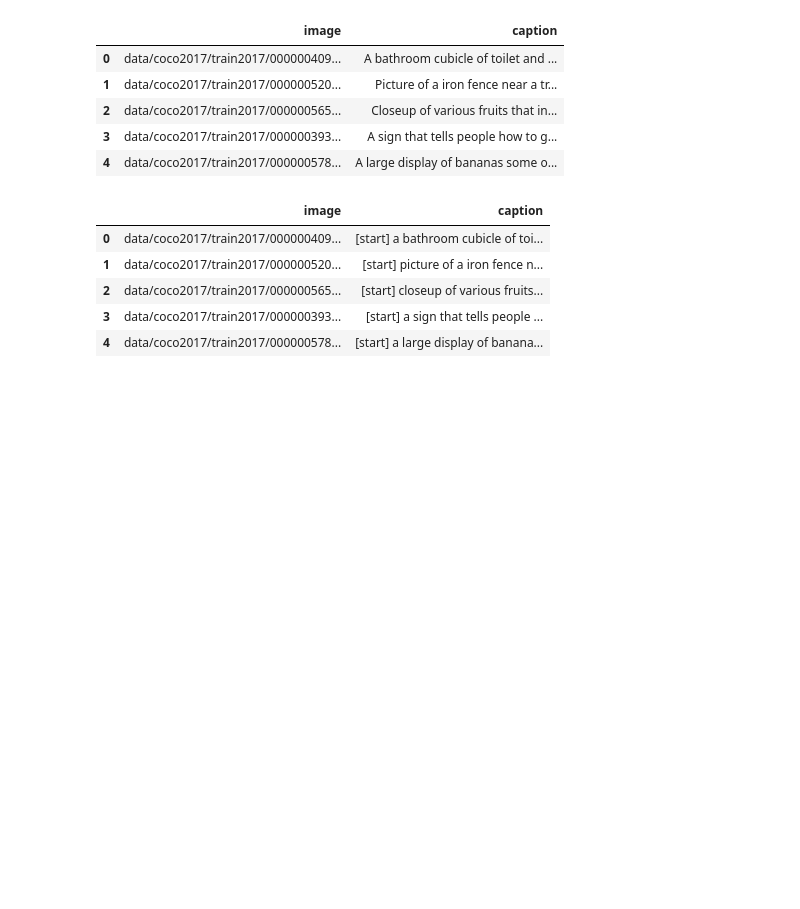
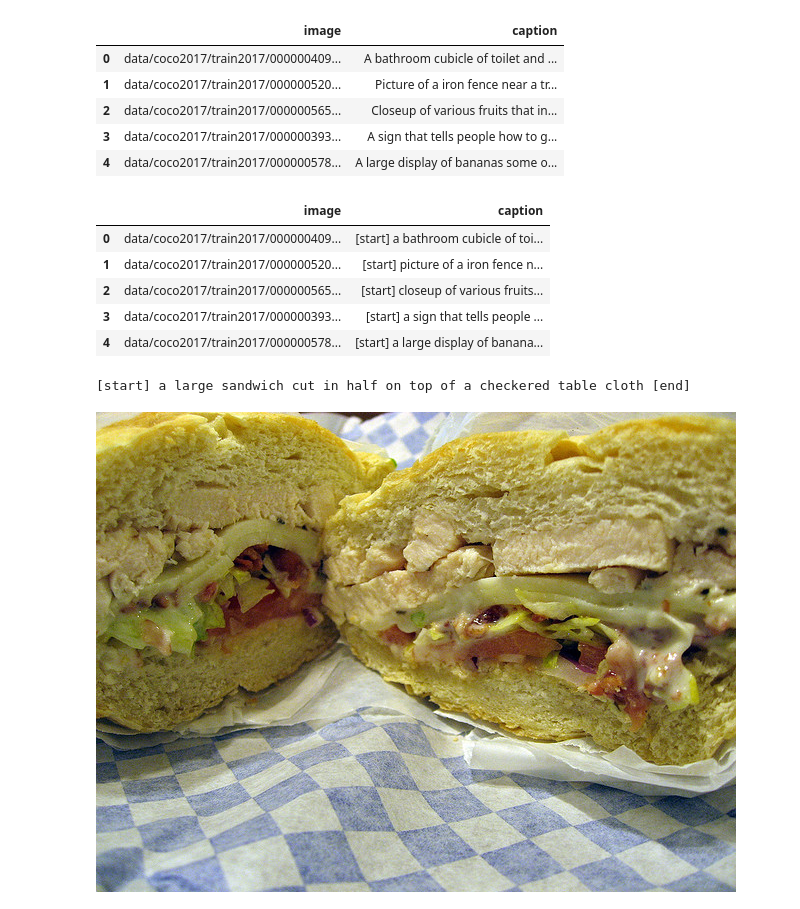
Before and after one commit to Daniyal98/image_captioning_model, a Jupyter notebook: image_captioning_model.ipynb, the cells around one changed output. Saved outputs shown, nothing was run; the diff lists cells and outputs as text; code cells hidden in the pictures; blank space fills up the shorter version.

```diff
--- a/image_captioning_model.ipynb
+++ b/image_captioning_model.ipynb
@@ -59,3 +59,12 @@ captions.head()
 | 2 | data/coco2017/train2017/000000565... | [start] closeup of various fruits... |
 | 3 | data/coco2017/train2017/000000393... | [start] a sign that tells people ... |
 | 4 | data/coco2017/train2017/000000578... | [start] a large display of banana... |
+# %%
+random_row = captions.sample(1).iloc[0]
+print(random_row.caption)
+print()
+im = Image.open(random_row.image)
+im
+# %% [output]
+[start] a large sandwich cut in half on top of a checkered table cloth [end]
+[figure, added]
```
Also changed, not shown: parts of 19 cells of this notebook.
